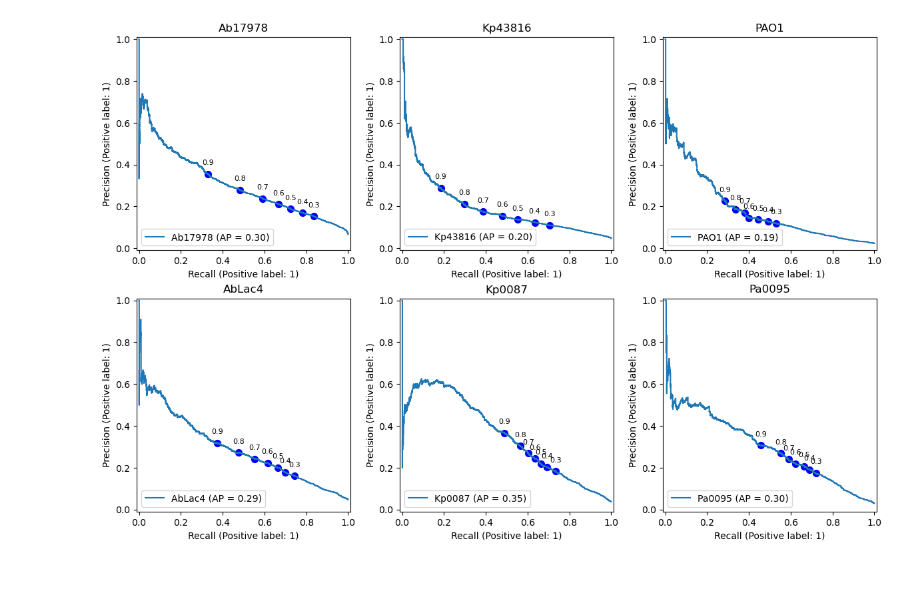
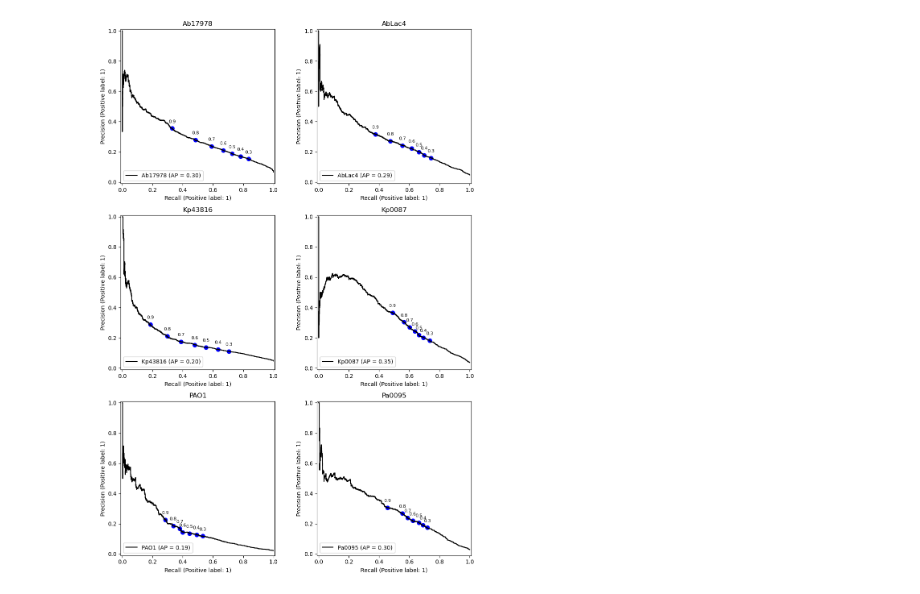
Before and after one commit to alexsanyum/combinations_predictions, a Jupyter notebook: notebook/precision_recall_analysis.ipynb, the cells around one changed output. Cells and saved outputs as stored; diff of their text form; code cells hidden in the pictures.

Commit message:
Update notebook for data analysis

```diff
--- a/notebook/precision_recall_analysis.ipynb
+++ b/notebook/precision_recall_analysis.ipynb
@@ -18,24 +18,25 @@ test_predictions = [
     '../data/final_models/Pa0095_predictions.csv'
 ]
 # %%
-fig, axes = plt.subplots(2,3, figsize=(12, 8))
+fig, axes = plt.subplots(3,2, figsize=(10, 14))
 axes = axes.flatten()
 for i, file in enumerate(test_predictions):
     df = pd.read_csv(file)
     basename = os.path.basename(file)
     strain_name = basename.split('_')[0]
-    PrecisionRecallDisplay.from_predictions(df['true_labels'], df['predictions_prob'], ax=axes[i], name=strain_name)
+    PrecisionRecallDisplay.from_predictions(df['true_labels'], df['predictions_prob'], ax=axes[i], name=strain_name,curve_kwargs={'color': 'black'})
     axes[i].set_title(strain_name)
     # displot default threshold.
     threshold_values = [0.3, 0.4, 0.5,0.6, 0.7, 0.8, 0.9]
     for threshold in threshold_values:
         precision = precision_score(df['true_labels'], df['predictions_prob'] > threshold)
         recall = recall_score(df['true_labels'], df['predictions_prob'] > threshold)
         axes[i].scatter(recall, precision, color='blue', label=f'Threshold {threshold}', s=50)
         # Show the threshold value on the plot
         axes[i].annotate(f'{threshold}', (recall, precision), textcoords="offset points", xytext=(0,10), ha='center', fontsize=8)
 
 plt.tight_layout()
+plt.savefig('../data/plots/precision_recall_curves.svg', dpi=300, bbox_inches='tight')
 plt.show()
 # %% [output]
-[figure, old version]
+[figure, new version]
```
Also changed, not shown: parts of 1 cell of this notebook, 3 other files.
